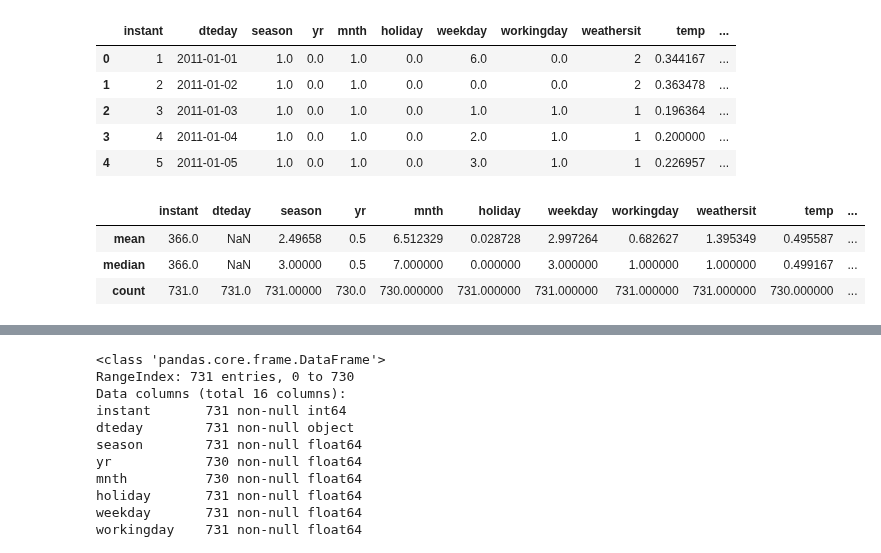
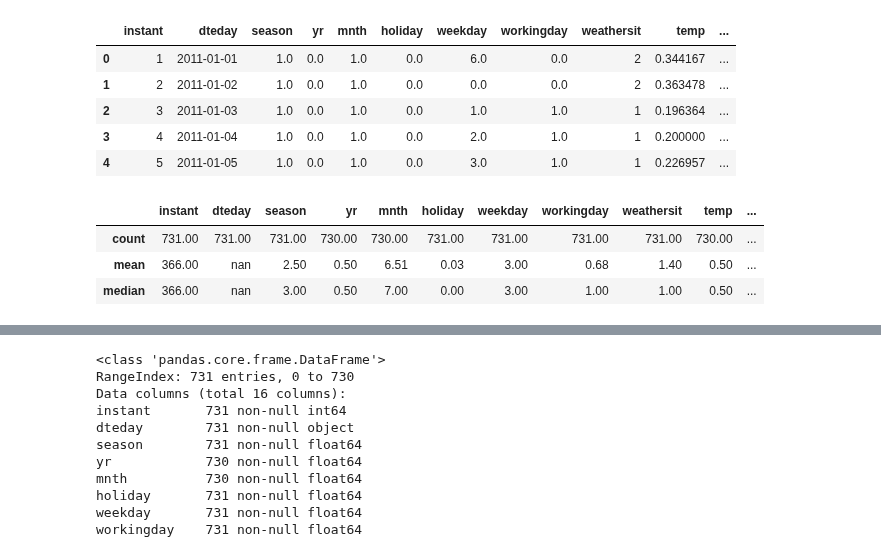
Before and after one commit to omdgit/Hands-On-Gradient-Boosting-with-XGBoost-and-Scikit-learn, a Jupyter notebook: Chapter01/Gradient_Boosting_in_Machine_Learning.ipynb, the cells around one changed output, grey strips where cells are left out. Cells and saved outputs as stored; diff of their text form; code cells hidden in the pictures.

```diff
--- a/Chapter01/Gradient_Boosting_in_Machine_Learning.ipynb
+++ b/Chapter01/Gradient_Boosting_in_Machine_Learning.ipynb
@@ -95,13 +105,13 @@ df_bikes.head()
 # %%
 # omd
 import numpy as np
 
-df_bikes.agg(['mean', 'median', 'count'])
+df_bikes.agg(['count', 'mean', 'median']).style.format('{0:,.2f}')
 # %% [output]
 |  | instant | dteday | season | yr | mnth | holiday | weekday | workingday | weathersit | temp | ... |
-| mean | 366.0 | NaN | 2.49658 | 0.5 | 6.512329 | 0.028728 | 2.997264 | 0.682627 | 1.395349 | 0.495587 | ... |
-| median | 366.0 | NaN | 3.00000 | 0.5 | 7.000000 | 0.000000 | 3.000000 | 1.000000 | 1.000000 | 0.499167 | ... |
-| count | 731.0 | 731.0 | 731.00000 | 730.0 | 730.000000 | 731.000000 | 731.000000 | 731.000000 | 731.000000 | 730.000000 | ... |
+| count | 731.00 | 731.00 | 731.00 | 730.00 | 730.00 | 731.00 | 731.00 | 731.00 | 731.00 | 730.00 | ... |
+| mean | 366.00 | nan | 2.50 | 0.50 | 6.51 | 0.03 | 3.00 | 0.68 | 1.40 | 0.50 | ... |
+| median | 366.00 | nan | 3.00 | 0.50 | 7.00 | 0.00 | 3.00 | 1.00 | 1.00 | 0.50 | ... |
 # %%
 # Show df_bikes descriptive statistics
 df_bikes.describe()
```
Also changed, not shown: parts of 6 cells of this notebook.
